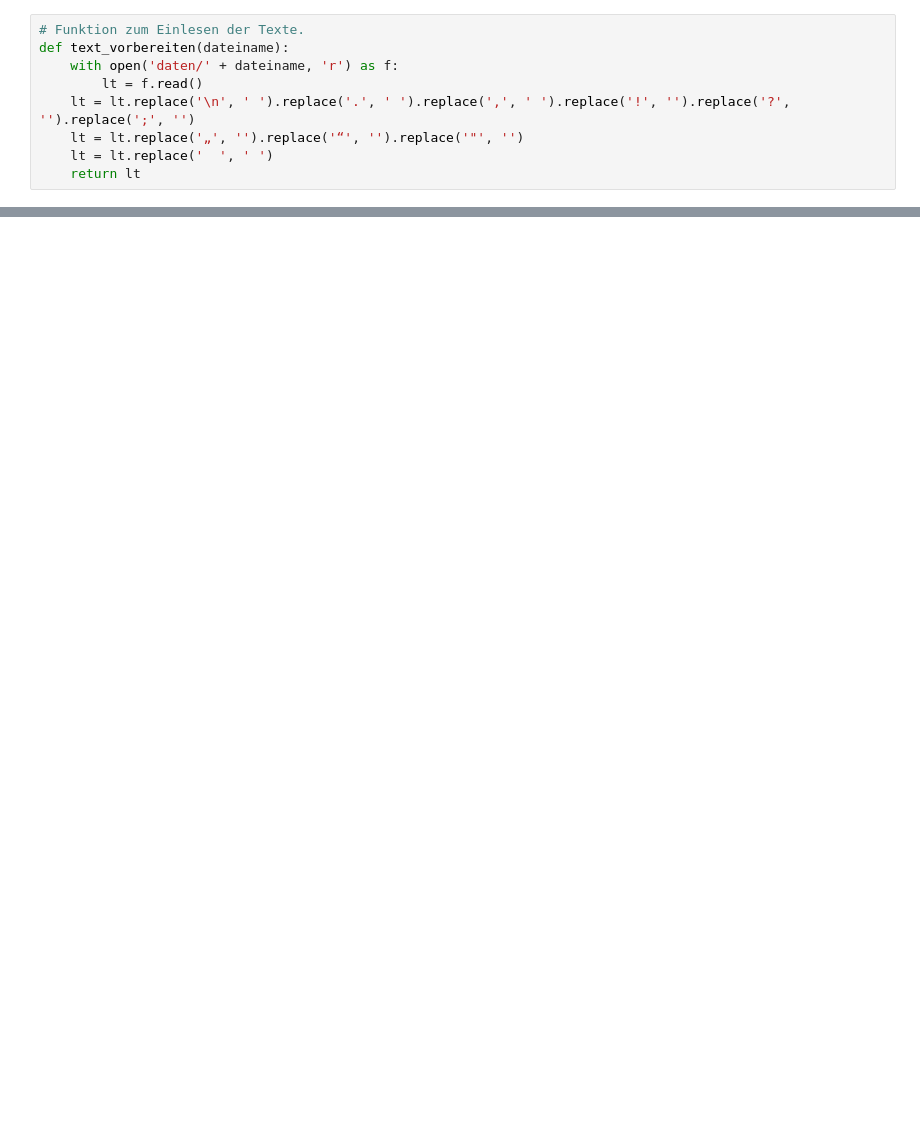
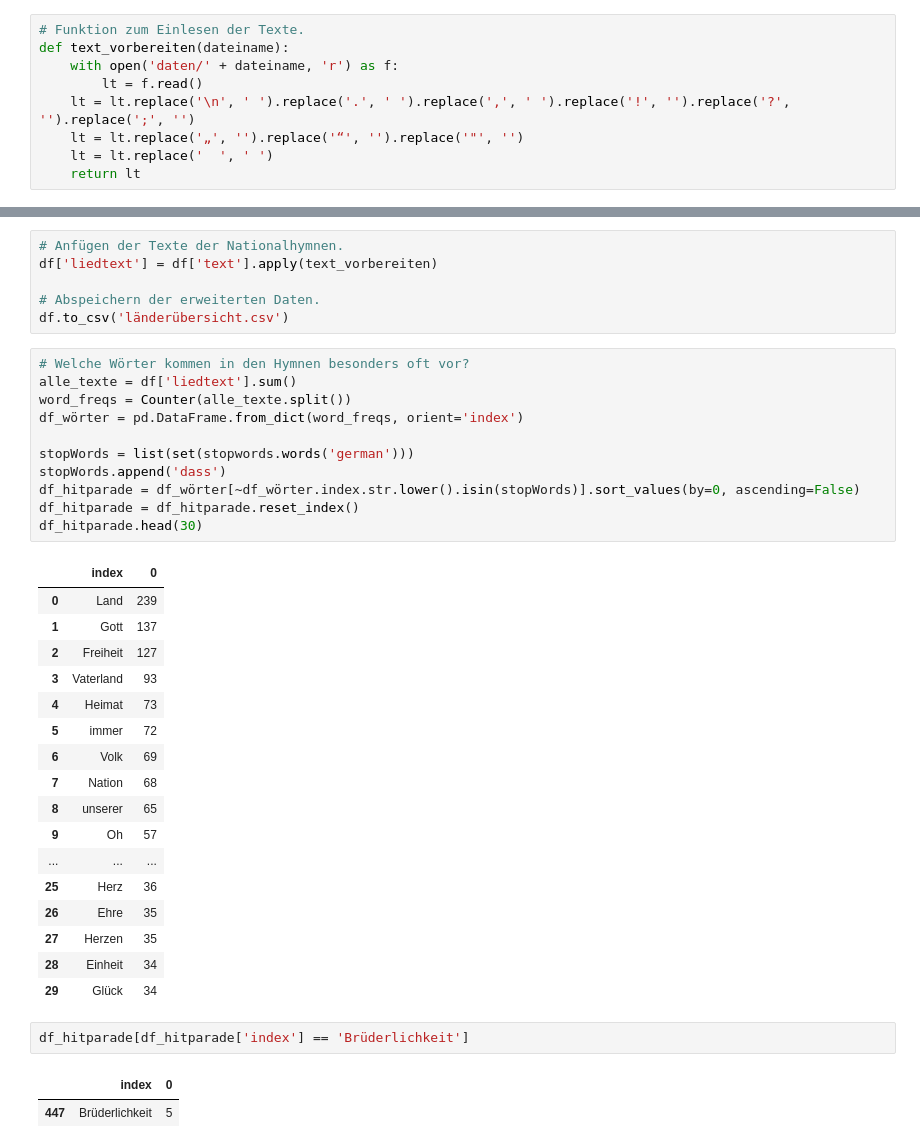
Before and after one commit to tamedia-ddj/2019-07_nationalhymnen, a Jupyter notebook: 3_nationalhymnen_textanalyse.ipynb, the cells around one changed output, grey strips where cells are left out. Cells and saved outputs as stored; diff of their text form; blank space fills up the shorter version.

```diff
--- a/3_nationalhymnen_textanalyse.ipynb
+++ b/3_nationalhymnen_textanalyse.ipynb
@@ -38,0 +18,40 @@ df
+# %%
+# Anfügen der Texte der Nationalhymnen.
+df['liedtext'] = df['text'].apply(text_vorbereiten)
+
+# Abspeichern der erweiterten Daten.
+df.to_csv('länderübersicht.csv')
+# %%
+# Welche Wörter kommen in den Hymnen besonders oft vor?
+alle_texte = df['liedtext'].sum()
+word_freqs = Counter(alle_texte.split())
+df_wörter = pd.DataFrame.from_dict(word_freqs, orient='index')
+
+stopWords = list(set(stopwords.words('german')))
+stopWords.append('dass')
+df_hitparade = df_wörter[~df_wörter.index.str.lower().isin(stopWords)].sort_values(by=0, ascending=False)
+df_hitparade = df_hitparade.reset_index()
+df_hitparade.head(30)
+# %% [output]
+|  | index | 0 |
+| 0 | Land | 239 |
+| 1 | Gott | 137 |
+| 2 | Freiheit | 127 |
+| 3 | Vaterland | 93 |
+| 4 | Heimat | 73 |
+| 5 | immer | 72 |
+| 6 | Volk | 69 |
+| 7 | Nation | 68 |
+| 8 | unserer | 65 |
+| 9 | Oh | 57 |
+| ... | ... | ... |
+| 25 | Herz | 36 |
+| 26 | Ehre | 35 |
+| 27 | Herzen | 35 |
+| 28 | Einheit | 34 |
+| 29 | Glück | 34 |
+# %%
+df_hitparade[df_hitparade['index'] == 'Brüderlichkeit']
+# %% [output]
+|  | index | 0 |
+| 447 | Brüderlichkeit | 5 |
```
Also changed, not shown: parts of 9 cells of this notebook, 3 other files.
